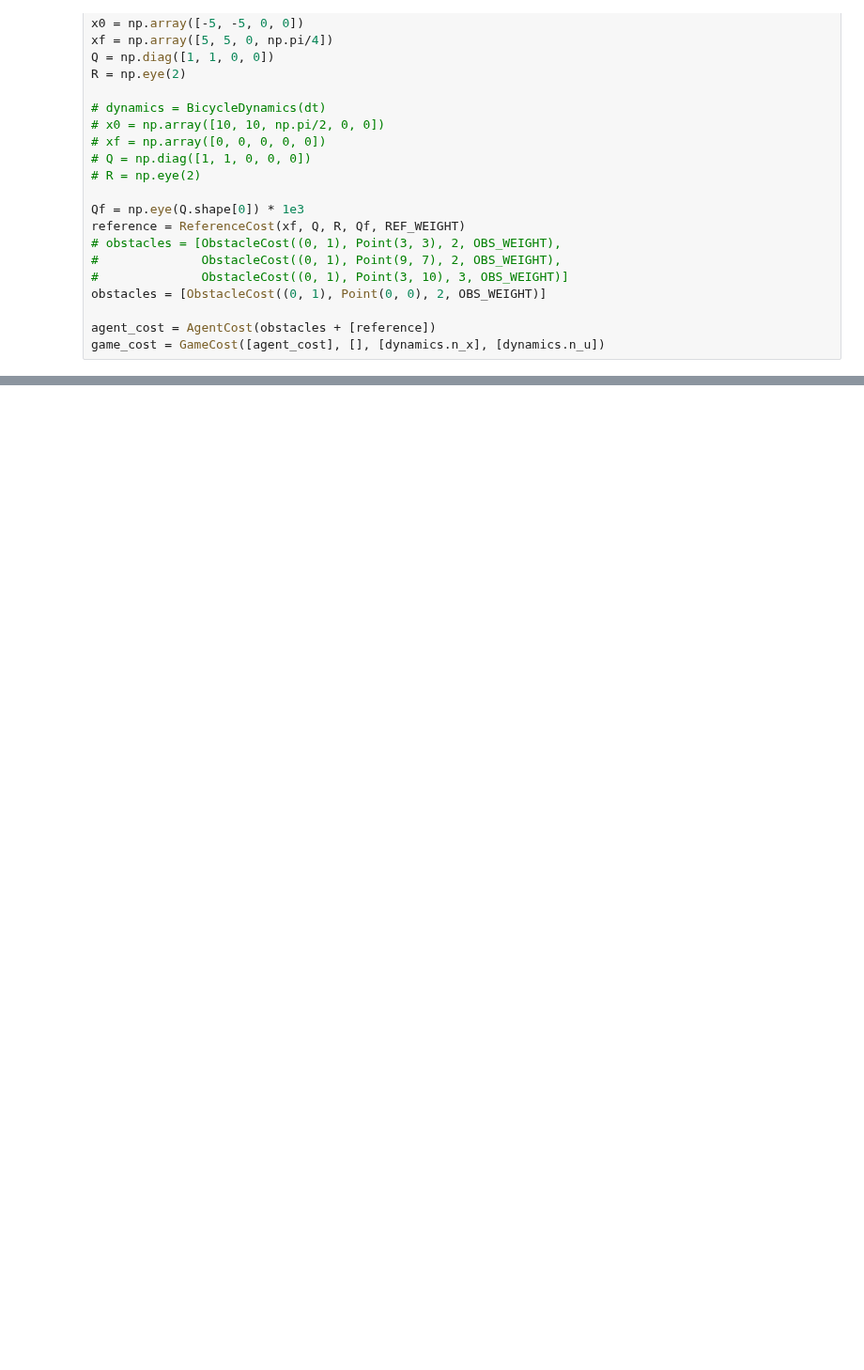
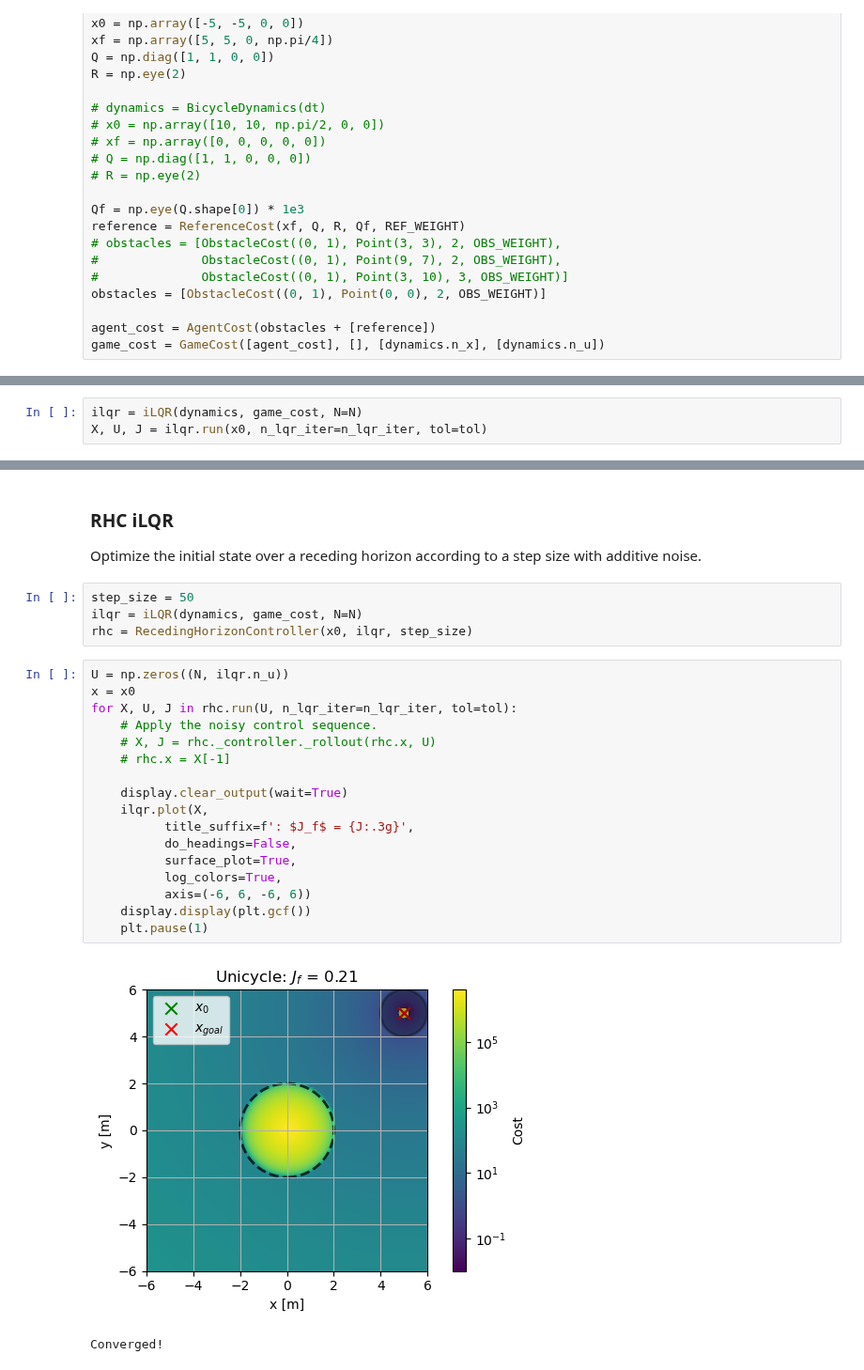
Before and after one commit to labicon/dp-ilqr, a Jupyter notebook: notebooks/main.ipynb, the cells around one changed output, grey strips where cells are left out. Shown at 94% size. Saved outputs shown, nothing was run; the diff lists cells and outputs as text; blank space fills up the shorter version.

```diff
--- a/notebooks/main.ipynb
+++ b/notebooks/main.ipynb
@@ -224,0 +201,3 @@ ilqr.plot(X, Jf, False,
+# %%
+ilqr = iLQR(dynamics, game_cost, N=N)
+X, U, J = ilqr.run(x0, n_lqr_iter=n_lqr_iter, tol=tol)
@@ -224,0 +225,27 @@ ilqr.plot(X, Jf, False,
+# %% [markdown]
+### RHC iLQR
+Optimize the initial state over a receding horizon according to a step size with additive noise.
+# %%
+step_size = 50
+ilqr = iLQR(dynamics, game_cost, N=N)
+rhc = RecedingHorizonController(x0, ilqr, step_size)
+# %%
+U = np.zeros((N, ilqr.n_u))
+x = x0
+for X, U, J in rhc.run(U, n_lqr_iter=n_lqr_iter, tol=tol):
+    # Apply the noisy control sequence.
+    # X, J = rhc._controller._rollout(rhc.x, U)
+    # rhc.x = X[-1]
+
+    display.clear_output(wait=True)
+    ilqr.plot(X,
+          title_suffix=f': $J_f$ = {J:.3g}',
+          do_headings=False,
+          surface_plot=True,
+          log_colors=True,
+          axis=(-6, 6, -6, 6))
+    display.display(plt.gcf())
+    plt.pause(1)
+# %% [output]
+[figure, added]
+Converged!
```
Also changed, not shown: parts of 24 cells of this notebook, 3 other files.
